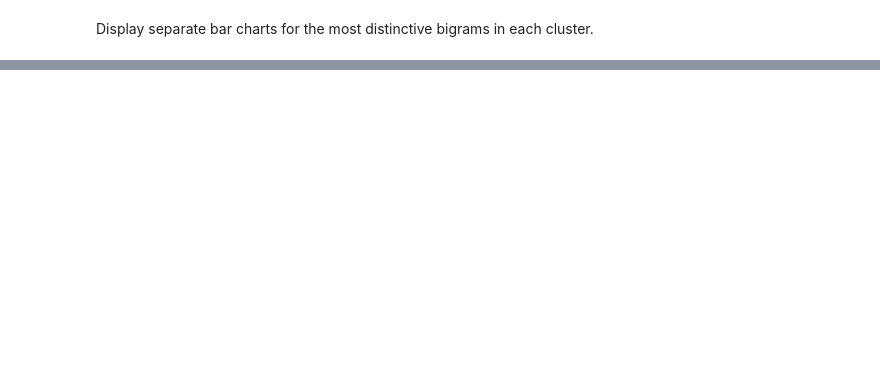
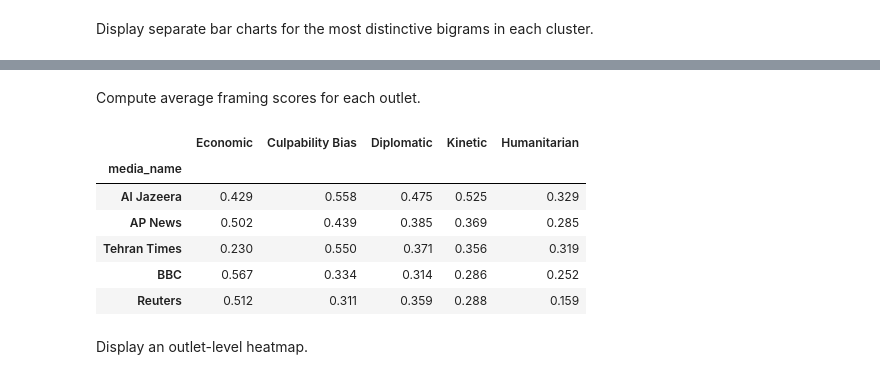
Before and after one commit to Data-Visualisation-Project-2026/data-visualisation-project, a Jupyter notebook: experiment_notebook.ipynb, the cells around one changed output, grey strips where cells are left out. Drawn from its saved outputs; the diff is of its cells as text; code cells hidden in the pictures; blank space fills up the shorter version.

Commit message:
Added a heatmap

```diff
--- a/experiment_notebook.ipynb
+++ b/experiment_notebook.ipynb
@@ -277,0 +236,3 @@ for fig in bigram_cluster_figures.values():
+# %%
+df_five_sources = pd.read_parquet('iran_war_media_framing_scores2_clustered.parquet', engine='pyarrow')
+df_five_sources[['media_name', 'indexed_date', 'kinetic_focus', 'humanitarian_focus']].head()
@@ -277,0 +246,55 @@ for fig in bigram_cluster_figures.values():
+# %% [markdown]
+Compute average framing scores for each outlet.
+# %%
+score_cols = [
+    'kinetic_focus',
+    'humanitarian_focus',
+    'diplomatic_focus',
+    'economic_focus',
+    'culpability_bias'
+]
+
+dimension_labels = {
+    'kinetic_focus': 'Kinetic',
+    'humanitarian_focus': 'Humanitarian',
+    'diplomatic_focus': 'Diplomatic',
+    'economic_focus': 'Economic',
+    'culpability_bias': 'Culpability Bias'
+}
+
+outlet_labels = {
+    'apnews.com': 'AP News',
+    'reuters.com': 'Reuters',
+    'bbc.com': 'BBC',
+    'aljazeera.com': 'Al Jazeera',
+    'tehrantimes.com': 'Tehran Times'
+}
+
+outlet_heatmap_raw = (
+    df_five_sources.groupby('media_name')[score_cols]
+    .mean()
+    .rename(index=outlet_labels, columns=dimension_labels)
+)
+
+column_order = outlet_heatmap_raw.mean(axis=0).sort_values(ascending=False).index.tolist()
+row_order = outlet_heatmap_raw.mean(axis=1).sort_values(ascending=False).index.tolist()
+
+outlet_heatmap = outlet_heatmap_raw.loc[row_order, column_order]
+
+heatmap_date_range = pd.to_datetime(df_five_sources['indexed_date'])
+heatmap_subtitle = (
+    f"{heatmap_date_range.min():%b %d}–{heatmap_date_range.max():%b %d, %Y} "
+    f"· Based on {len(df_five_sources):,} articles from {df_five_sources['media_name'].nunique()} media outlets"
+)
+
+outlet_heatmap.round(3)
+# %% [output]
+|  | Economic | Culpability Bias | Diplomatic | Kinetic | Humanitarian |
+| media_name |  |  |  |  |  |
+| Al Jazeera | 0.429 | 0.558 | 0.475 | 0.525 | 0.329 |
+| AP News | 0.502 | 0.439 | 0.385 | 0.369 | 0.285 |
+| Tehran Times | 0.230 | 0.550 | 0.371 | 0.356 | 0.319 |
+| BBC | 0.567 | 0.334 | 0.314 | 0.286 | 0.252 |
+| Reuters | 0.512 | 0.311 | 0.359 | 0.288 | 0.159 |
+# %% [markdown]
+Display an outlet-level heatmap.
```
Also changed, not shown: parts of 9 cells of this notebook, 2 other files.
